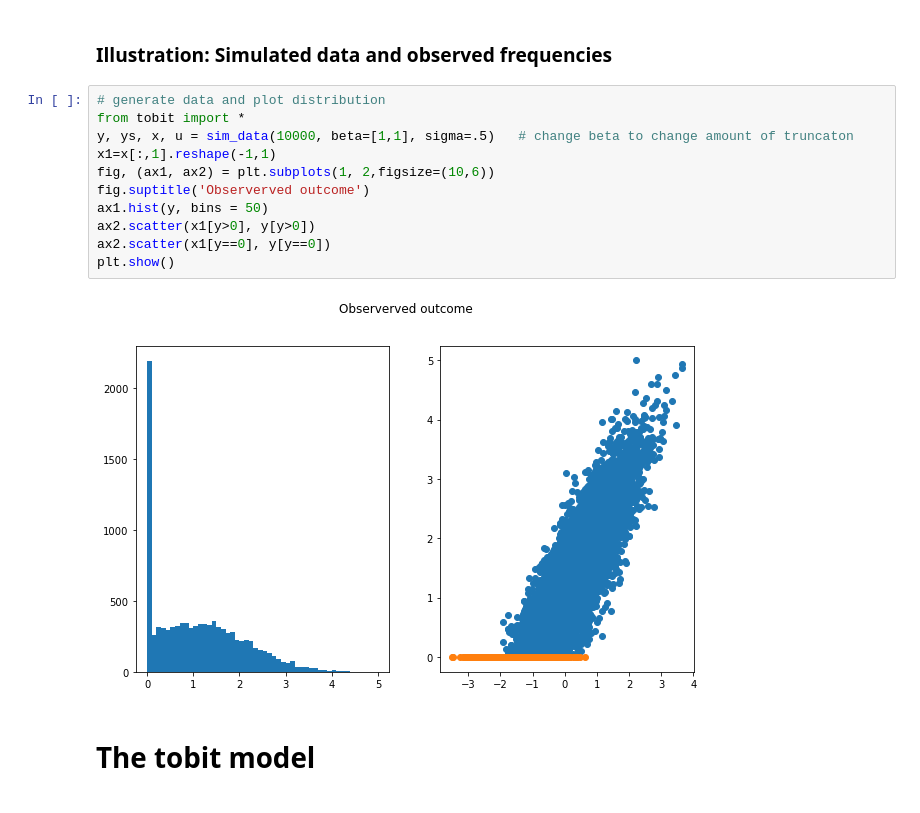
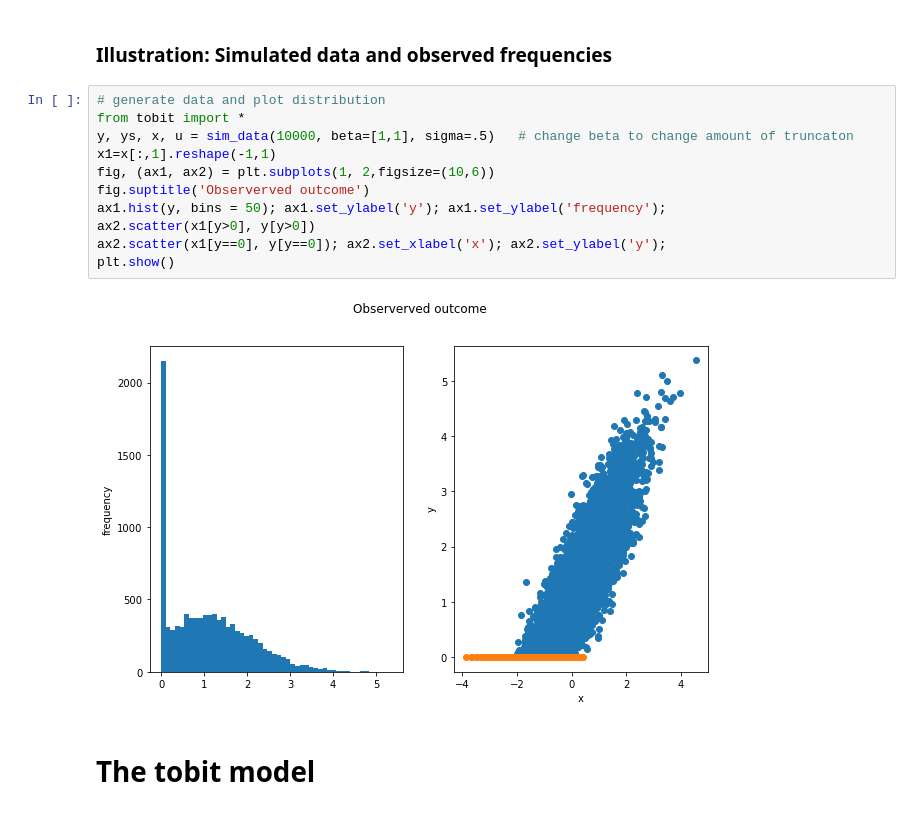
Before and after one commit to bschjerning/EconometricsB, a Jupyter notebook: lectures/16_censored_regrssion/tobit.ipynb, the cells around one changed output. Saved outputs shown, nothing was run; the diff lists cells and outputs as text.

```diff
--- a/lectures/16_censored_regrssion/tobit.ipynb
+++ b/lectures/16_censored_regrssion/tobit.ipynb
@@ -86,16 +86,16 @@ from tobit import *
 # %%
 # generate data and plot distribution
 from tobit import *
 y, ys, x, u = sim_data(10000, beta=[1,1], sigma=.5)   # change beta to change amount of truncaton
 x1=x[:,1].reshape(-1,1)
 fig, (ax1, ax2) = plt.subplots(1, 2,figsize=(10,6))
 fig.suptitle('Observerved outcome')
-ax1.hist(y, bins = 50)
+ax1.hist(y, bins = 50); ax1.set_ylabel('y'); ax1.set_ylabel('frequency');
 ax2.scatter(x1[y>0], y[y>0])
-ax2.scatter(x1[y==0], y[y==0])
+ax2.scatter(x1[y==0], y[y==0]); ax2.set_xlabel('x'); ax2.set_ylabel('y');
 plt.show()
 # %% [output]
-[figure, old version]
+[figure, new version]
 # %% [markdown]
 # The tobit model
 # %% [markdown]
```
Also changed, not shown: parts of 6 cells of this notebook, 6 other files.
